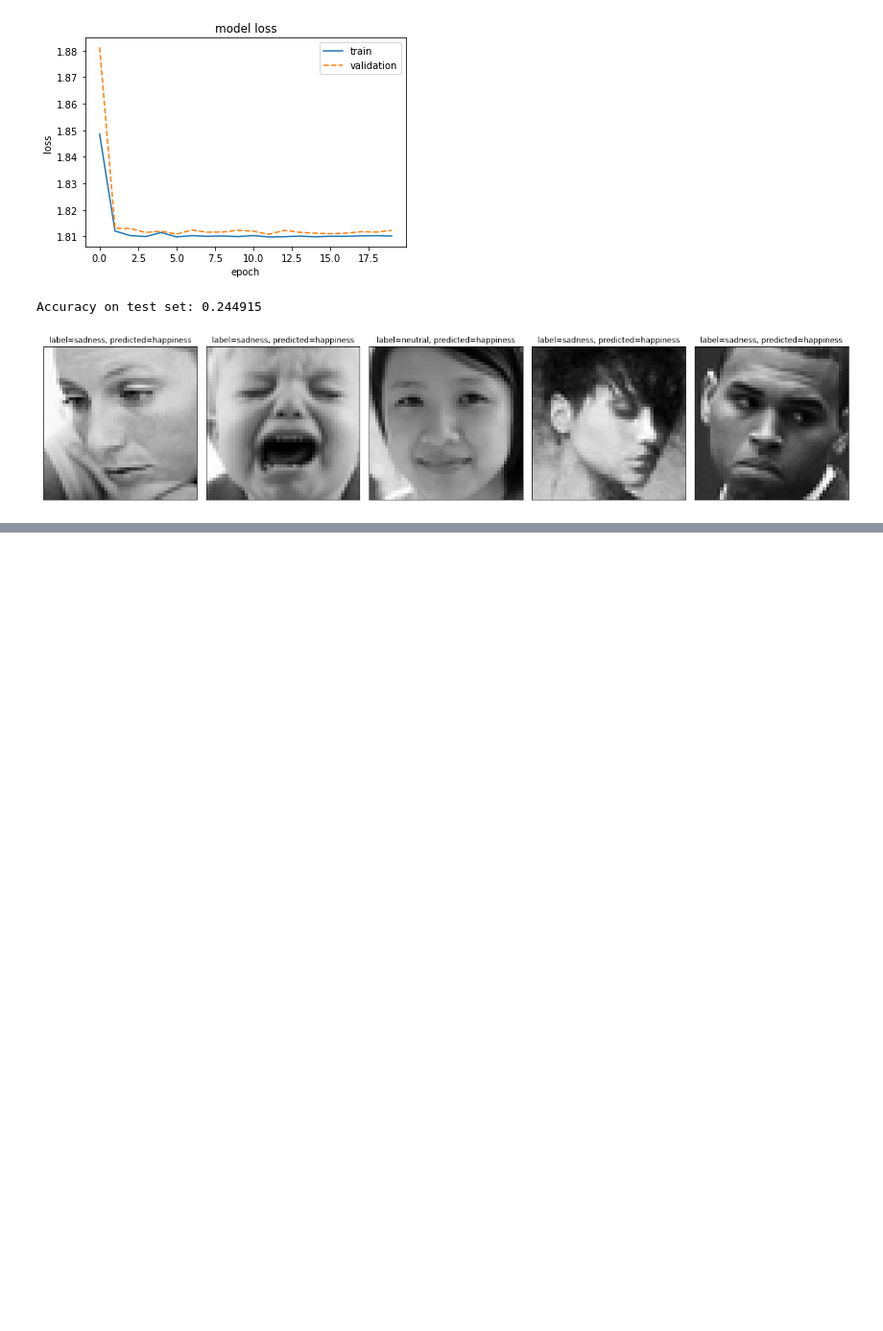
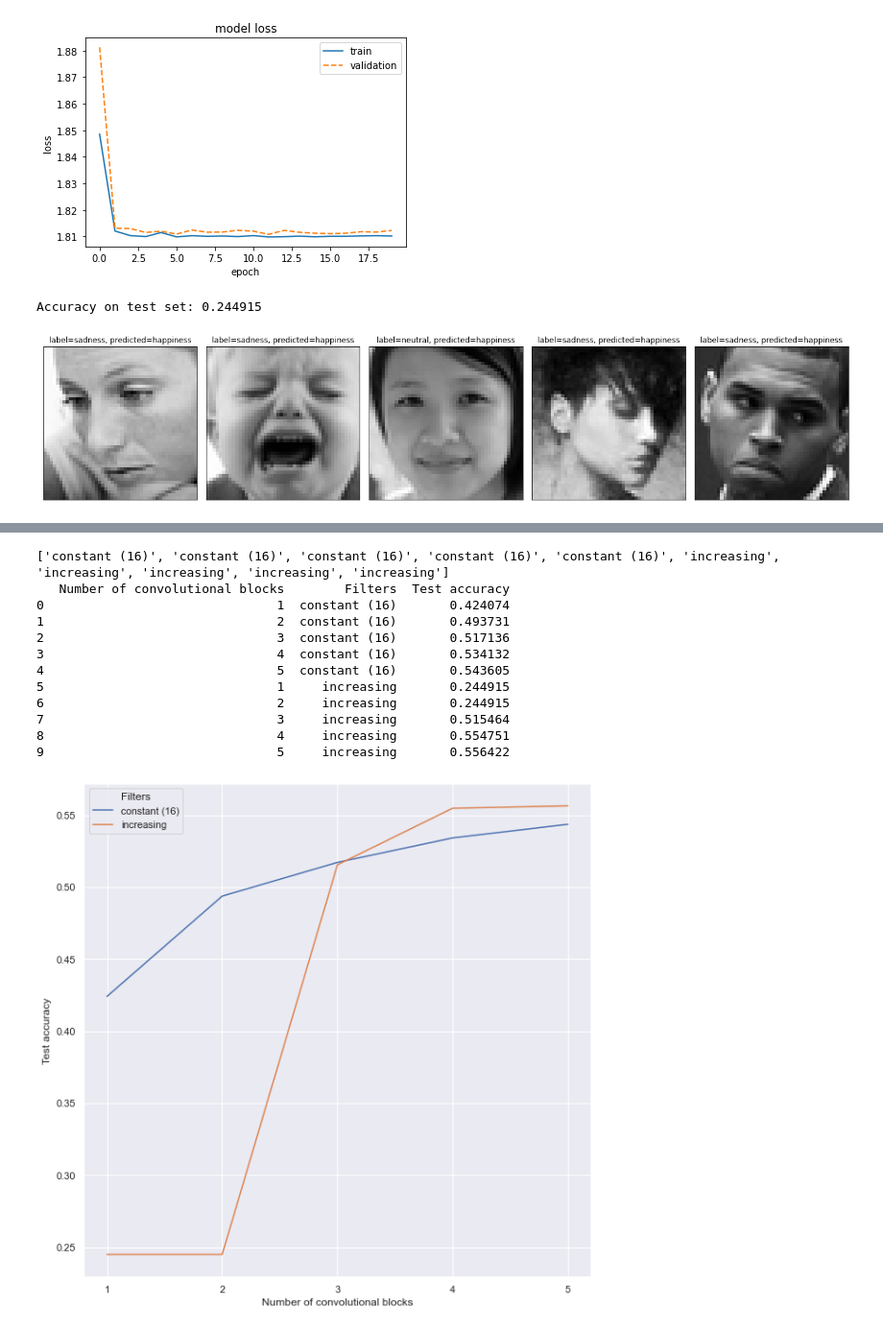
Before and after one commit to lougau92/Facial-recognition-using-cnn, a Jupyter notebook: tensorflow_alternative.ipynb, the cells around one changed output, grey strips where cells are left out. Shown at 96% size. Drawn from its saved outputs; the diff is of its cells as text; code cells hidden in the pictures; blank space fills up the shorter version.

```diff
--- a/tensorflow_alternative.ipynb
+++ b/tensorflow_alternative.ipynb
@@ -421,0 +359,32 @@ print(results_dict)
+# %%
+# making plots from the generated accuracy scores from the experiments
+import seaborn as sns
+
+num_blocks = [1,2,3,4,5]*2
+filters = (['constant (16)']*5)+(['increasing']*5)
+print(filters)
+accuracies = [0.424074, 0.493731, 0.517136, 0.534132, 0.543605, 0.244915, 0.244915, 0.515464, 0.554751, 0.556422]
+plot_df = pd.DataFrame({'Number of convolutional blocks': num_blocks, 'Filters': filters, 'Test accuracy': accuracies})
+print(plot_df)
+
+fig, ax = plt.subplots(figsize=(10,10))
+plot = sns.lineplot(data=plot_df, x='Number of convolutional blocks', y='Test accuracy', hue='Filters')
+plot.set_xticks([1,2,3,4,5])
+plot.set_xlabel("Number of convolutional blocks")
+plot.set_ylabel("Test accuracy")
+sns.set_theme()
+plt.show()
+# %% [output]
+['constant (16)', 'constant (16)', 'constant (16)', 'constant (16)', 'constant (16)', 'increasing', 'increasing', 'increasing', 'increasing', 'increasing']
+   Number of convolutional blocks        Filters  Test accuracy
+0                               1  constant (16)       0.424074
+1                               2  constant (16)       0.493731
+2                               3  constant (16)       0.517136
+3                               4  constant (16)       0.534132
+4                               5  constant (16)       0.543605
+5                               1     increasing       0.244915
+6                               2     increasing       0.244915
+7                               3     increasing       0.515464
+8                               4     increasing       0.554751
+9                               5     increasing       0.556422
+[figure, added]
```
Also changed, not shown: parts of 6 cells of this notebook, 1 other file.
